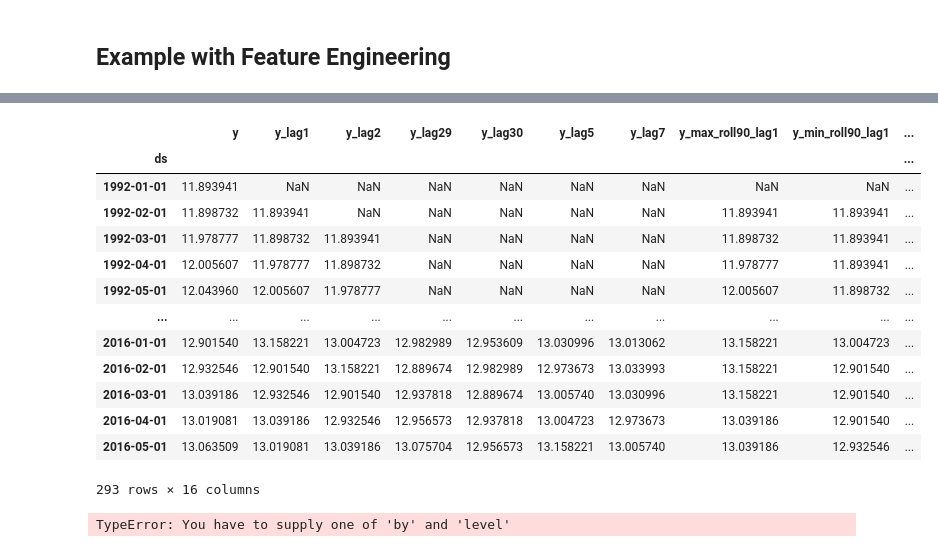
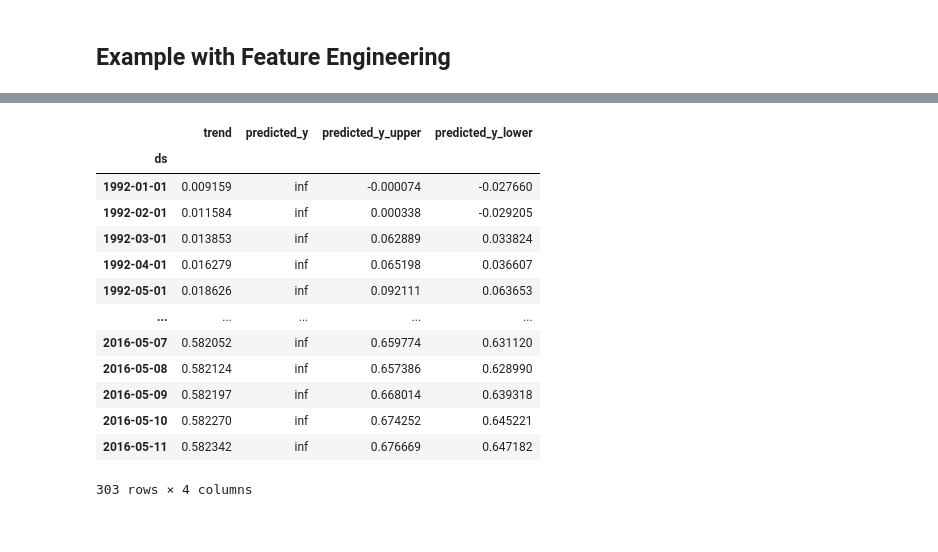
Before and after one commit to ntlind/forecastframe, a Jupyter notebook: examples/prophet_example.ipynb, the cells around one changed output, grey strips where cells are left out. Cells and saved outputs as stored; diff of their text form; code cells hidden in the pictures.

Commit message:
add feature engineering and scaling to propeht .predict

```diff
--- a/examples/prophet_example.ipynb
+++ b/examples/prophet_example.ipynb
@@ -147,24 +169,18 @@ fframe.calc_ewma(features='y', windows=[31])
 # %%
-fframe.sample
+fframe.get_predictions()
 # %% [output]
-|  | y | y_lag1 | y_lag2 | y_lag29 | y_lag30 | y_lag5 | y_lag7 | y_max_roll90_lag1 | y_min_roll90_lag1 | ... |
-| ds |  |  |  |  |  |  |  |  |  | ... |
-| 1992-01-01 | 11.893941 | NaN | NaN | NaN | NaN | NaN | NaN | NaN | NaN | ... |
-| 1992-02-01 | 11.898732 | 11.893941 | NaN | NaN | NaN | NaN | NaN | 11.893941 | 11.893941 | ... |
-| 1992-03-01 | 11.978777 | 11.898732 | 11.893941 | NaN | NaN | NaN | NaN | 11.898732 | 11.893941 | ... |
-| 1992-04-01 | 12.005607 | 11.978777 | 11.898732 | NaN | NaN | NaN | NaN | 11.978777 | 11.893941 | ... |
-| 1992-05-01 | 12.043960 | 12.005607 | 11.978777 | NaN | NaN | NaN | NaN | 12.005607 | 11.898732 | ... |
-| ... | ... | ... | ... | ... | ... | ... | ... | ... | ... | ... |
-| 2016-01-01 | 12.901540 | 13.158221 | 13.004723 | 12.982989 | 12.953609 | 13.030996 | 13.013062 | 13.158221 | 13.004723 | ... |
-| 2016-02-01 | 12.932546 | 12.901540 | 13.158221 | 12.889674 | 12.982989 | 12.973673 | 13.033993 | 13.158221 | 12.901540 | ... |
-| 2016-03-01 | 13.039186 | 12.932546 | 12.901540 | 12.937818 | 12.889674 | 13.005740 | 13.030996 | 13.158221 | 12.901540 | ... |
-| 2016-04-01 | 13.019081 | 13.039186 | 12.932546 | 12.956573 | 12.937818 | 13.004723 | 12.973673 | 13.039186 | 12.901540 | ... |
-| 2016-05-01 | 13.063509 | 13.019081 | 13.039186 | 13.075704 | 12.956573 | 13.158221 | 13.005740 | 13.039186 | 12.932546 | ... |
+|  | trend | predicted_y | predicted_y_upper | predicted_y_lower |
+| ds |  |  |  |  |
+| 1992-01-01 | 0.009159 | inf | -0.000074 | -0.027660 |
+| 1992-02-01 | 0.011584 | inf | 0.000338 | -0.029205 |
+| 1992-03-01 | 0.013853 | inf | 0.062889 | 0.033824 |
+| 1992-04-01 | 0.016279 | inf | 0.065198 | 0.036607 |
+| 1992-05-01 | 0.018626 | inf | 0.092111 | 0.063653 |
+| ... | ... | ... | ... | ... |
+| 2016-05-07 | 0.582052 | inf | 0.659774 | 0.631120 |
+| 2016-05-08 | 0.582124 | inf | 0.657386 | 0.628990 |
+| 2016-05-09 | 0.582197 | inf | 0.668014 | 0.639318 |
+| 2016-05-10 | 0.582270 | inf | 0.674252 | 0.645221 |
+| 2016-05-11 | 0.582342 | inf | 0.676669 | 0.647182 |
-293 rows × 16 columns
+303 rows × 4 columns
-# %%
-fframe.calc_datetime_features()
-fframe.lag_features(features='y', lags=[1, 2, 3, 7, 52])
-fframe.calc_statistical_features(features='y', windows=90)
-# %% [output]
-TypeError: You have to supply one of 'by' and 'level'
 # %%
```
Also changed, not shown: parts of 9 cells of this notebook, 3 other files.
